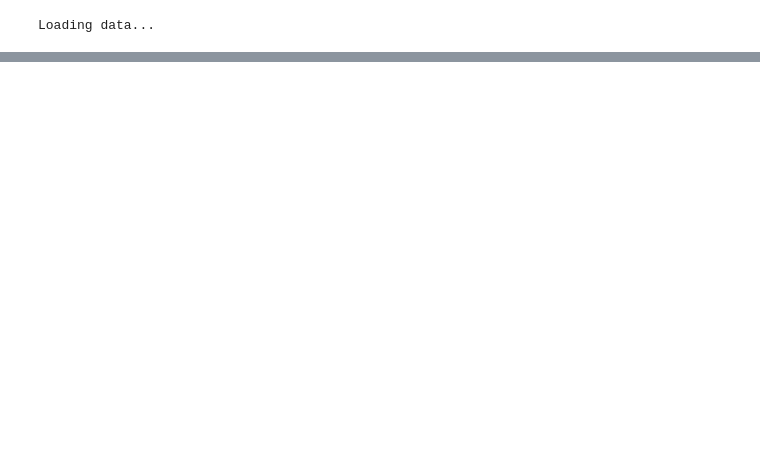
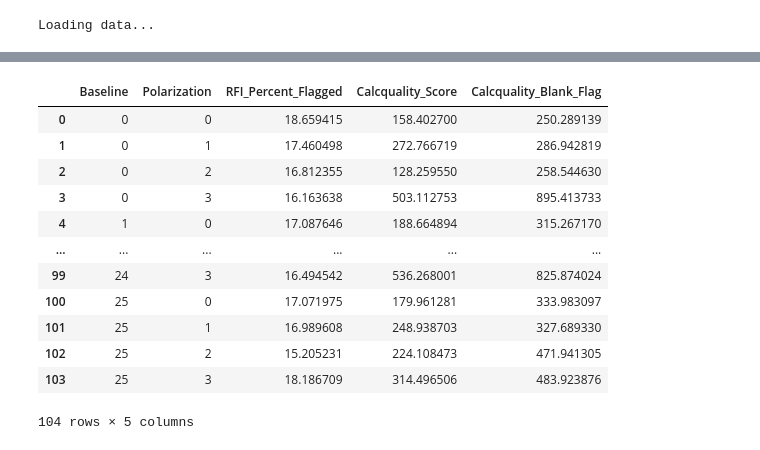
Before and after one commit to preshanth/SAM-RFI, a Jupyter notebook: notebooks/large_model.ipynb, the cells around one changed output, grey strips where cells are left out. Drawn from its saved outputs; the diff is of its cells as text; code cells hidden in the pictures; blank space fills up the shorter version.

```diff
--- a/notebooks/large_model.ipynb
+++ b/notebooks/large_model.ipynb
@@ -66,0 +76,16 @@ Loading data...
+# %%
+datarfi_3C129.radio_metrics.test_realdata()
+# %% [output]
+|  | Baseline | Polarization | RFI_Percent_Flagged | Calcquality_Score | Calcquality_Blank_Flag |
+| 0 | 0 | 0 | 18.659415 | 158.402700 | 250.289139 |
+| 1 | 0 | 1 | 17.460498 | 272.766719 | 286.942819 |
+| 2 | 0 | 2 | 16.812355 | 128.259550 | 258.544630 |
+| 3 | 0 | 3 | 16.163638 | 503.112753 | 895.413733 |
+| 4 | 1 | 0 | 17.087646 | 188.664894 | 315.267170 |
+| ... | ... | ... | ... | ... | ... |
+| 99 | 24 | 3 | 16.494542 | 536.268001 | 825.874024 |
+| 100 | 25 | 0 | 17.071975 | 179.961281 | 333.983097 |
+| 101 | 25 | 1 | 16.989608 | 248.938703 | 327.689330 |
+| 102 | 25 | 2 | 15.205231 | 224.108473 | 471.941305 |
+| 103 | 25 | 3 | 18.186709 | 314.496506 | 483.923876 |
+104 rows × 5 columns
```
Also changed, not shown: parts of 14 cells of this notebook, 13 other files.
